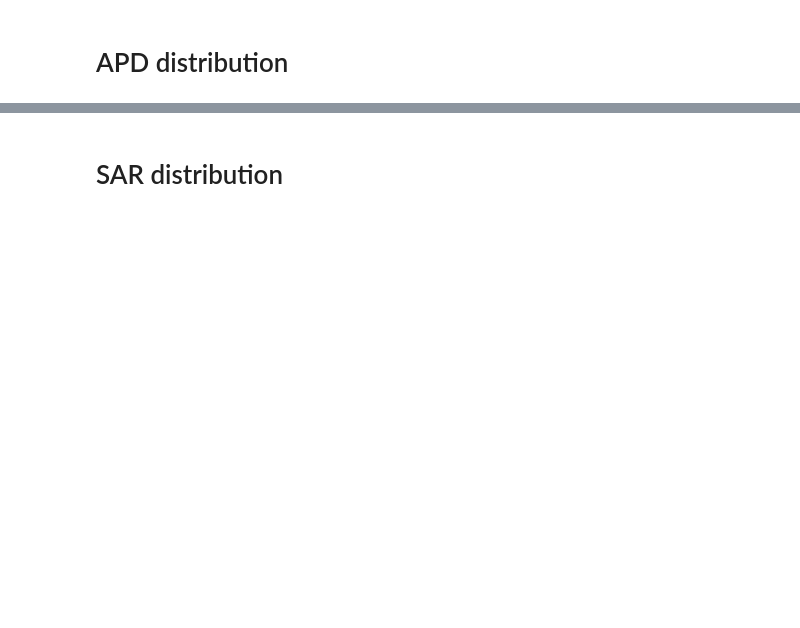
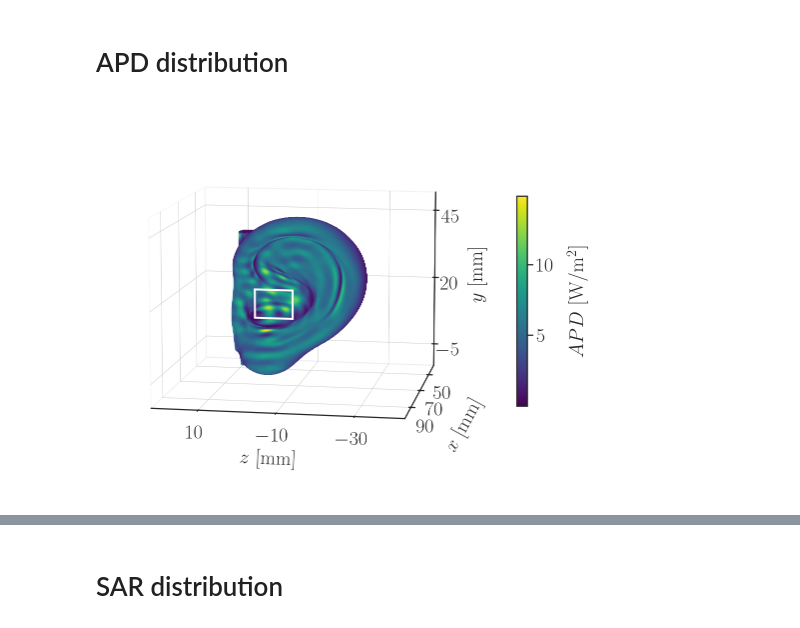
Before and after one commit to akapet00/EMF-exposure-analysis, a Jupyter notebook: playground/IEEE-J-ERM_paper/04_visualization.ipynb, the cells around one changed output, grey strips where cells are left out. Cells and saved outputs as stored; diff of their text form; code cells hidden in the pictures; blank space fills up the shorter version.

Commit message:
generate initial version of the figures for manuscript

```diff
--- a/playground/IEEE-J-ERM_paper/04_visualization.ipynb
+++ b/playground/IEEE-J-ERM_paper/04_visualization.ipynb
@@ -35,3 +39,18 @@ TPD_av = 6.36
+# %%
+# input data
+
+polarization = 'te'
+f = 26
+edge_length = 20
+# %%
+if edge_length == 20:
+    A = 4
+    origin = origin_ds[f'{polarization}{f}_{A}']
+elif edge_length == 10:
+    A = 1
+    origin = origin_ds[f'{polarization}{f}_{A}']
+else:
+    raise ValueError(f'Edge length {edge_length} is not defined.')
 # %%
 # load surface data
 
@@ -48,4 +67,61 @@ Sx, Sy, Sz = poynting_vector(E, H)
 pcd.estimate_normals()
 n = np.asarray(pcd.normals)
 APD = np.abs(Sx.real * n[:, 0] + Sy.real * n[:, 1] + Sz.real * n[:, 2])
+# %%
+skip = 1
+scaler = 2
+fig_config(latex=True, text_size=20, scaler=scaler)
+fig = plt.figure()
+ax = plt.axes(projection ='3d')
+
+# point cloud and apd spatial distribution
+cs = ax.scatter(xyz[::skip, 2], xyz[::skip, 0], xyz[::skip, 1],
+                c=APD[::skip],
+                cmap='viridis',
+                s=0.5,
+               )
+
+# averaging surface(s)
+rect_pos = xyz[:, 0].max()
+if (f == 60) and (edge_length == 20):
+    patch_rect = Rectangle(origin, edge_length, edge_length, fc='None', lw=2)
+    origin_red = [origin[0] + edge_length / 4,
+                  origin[1] + edge_length / 4]
+    patch_rect_red = Rectangle(origin_red, edge_length / 2, edge_length / 2, fc='None', ls='--', lw=2)
+    ax.add_patch(patch_rect)
+    pathpatch_2d_to_3d(patch_rect, z=rect_pos, zdir='y')
+    ax.add_patch(patch_rect_red)
+    pathpatch_2d_to_3d(patch_rect_red, z=rect_pos, zdir='y')
+else:
+    patch_rect = Rectangle(origin, edge_length, edge_length, fc='None', lw=2)
+    ax.add_patch(patch_rect)
+    pathpatch_2d_to_3d(patch_rect, z=80, zdir='y')
+
+    # no colorbar for f = 60 GHz and A = 4 cm^2
+    cbar = fig.colorbar(cs, shrink=0.55, pad=0.05)
+    cbar.ax.set_ylabel('$APD$ [W/m$^{2}$]')
+    cbar.ax.yaxis.labelpad = 12
+
+# additional figure configuration
+ax.set(xlabel='$z$ [mm]', ylabel='$x$ [mm]',
+       xticks=[10, -10, -30],
+       yticks=[50, 70, 90],
+       zticks=[-5, 20, 45])
+ax.zaxis.set_rotate_label(False)
+ax.set_zlabel('$y$ [mm]', rotation=90)
+ax.xaxis.pane.fill = False
+ax.yaxis.pane.fill = False
+ax.zaxis.pane.fill = False
+ax.xaxis.labelpad = 15
+ax.yaxis.labelpad = 15
+ax.zaxis.labelpad = 12
+ax.view_init(10, 100)
+ax = set_axes_equal(ax)
+fig.tight_layout();
+
+# save figure
+# fname = os.path.join('figures', f'{polarization}{f}_{A}')
+# save_fig(fig, fname=fname, formats=['png'])
+# %% [output]
+[figure, added]
 # %%
```
Also changed, not shown: parts of 6 cells of this notebook, 11 other files.
